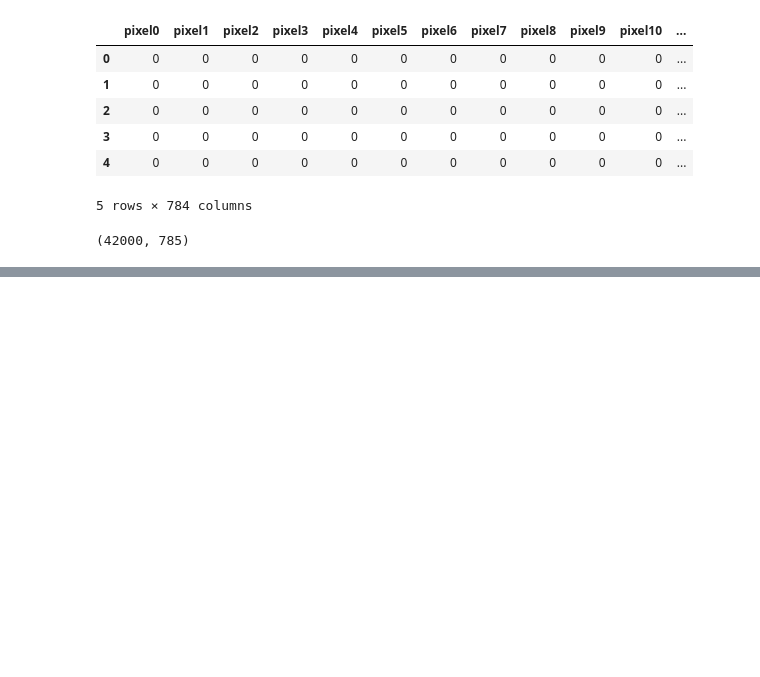
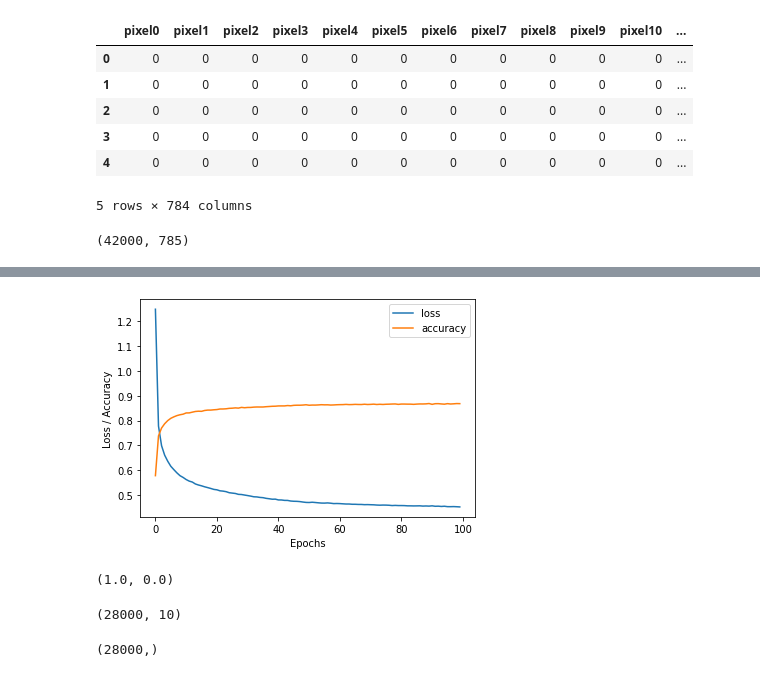
Before and after one commit to topguns837/MNIST_digit_recognizer, a Jupyter notebook: MNIST.ipynb, the cells around one changed output, grey strips where cells are left out. Saved outputs shown, nothing was run; the diff lists cells and outputs as text; code cells hidden in the pictures; blank space fills up the shorter version.

```diff
--- a/MNIST.ipynb
+++ b/MNIST.ipynb
@@ -57,0 +89,10 @@ plt.show()
+# %%
+# Splitting data into X and y
+X = train_data.drop(["label"],axis = 1)
+y = train_data["label"]
+
+# Splitting data into test and train sets
+
+from sklearn.model_selection import train_test_split
+
+X_train,X_test,y_train,y_test = train_test_split(X,y,test_size = 0.2)
@@ -57,0 +161,5 @@ plt.show()
+# %%
+# We need to normalize both train and test data
+
+X_train = X_train/255.0
+X_test = X_test/255.0
@@ -57,0 +178,19 @@ plt.show()
+# %%
+# Set random seed
+tf.random.set_seed(42)
+
+#1. Create a model
+model = tf.keras.Sequential([
+
+                             tf.keras.layers.Dense(4,activation="relu"),
+                             tf.keras.layers.Dense(4,activation="relu"),
+                             tf.keras.layers.Dense(10,activation="softmax")
+])
+
+#2. Compile the model
+model.compile(loss = tf.keras.losses.SparseCategoricalCrossentropy(),
+              optimizer = tf.keras.optimizers.Adam(),
+              metrics = ["accuracy"])
+
+#3. fit the model
+history = model.fit(X_train,y_train,epochs = 100)
@@ -57,0 +221,8 @@ plt.show()
+# %%
+# Plot the loss curve
+pd.DataFrame(history.history).plot()
+plt.xlabel("Epochs")
+plt.ylabel("Loss / Accuracy")
+plt.show()
+# %% [output]
+[figure, added]
@@ -57,0 +231,8 @@ plt.show()
+# %%
+validation_data  = test_data
+
+validation_data = validation_data/255.0
+
+np.max(validation_data.iloc[0,:]) , np.min(validation_data.iloc[0,:])
+# %% [output]
+(1.0, 0.0)
@@ -57,0 +241,4 @@ plt.show()
+# %%
+validation_probs.shape
+# %% [output]
+(28000, 10)
@@ -57,0 +248,4 @@ plt.show()
+# %%
+validation_preds.shape
+# %% [output]
+(28000,)
```
Also changed, not shown: parts of 26 cells of this notebook.
